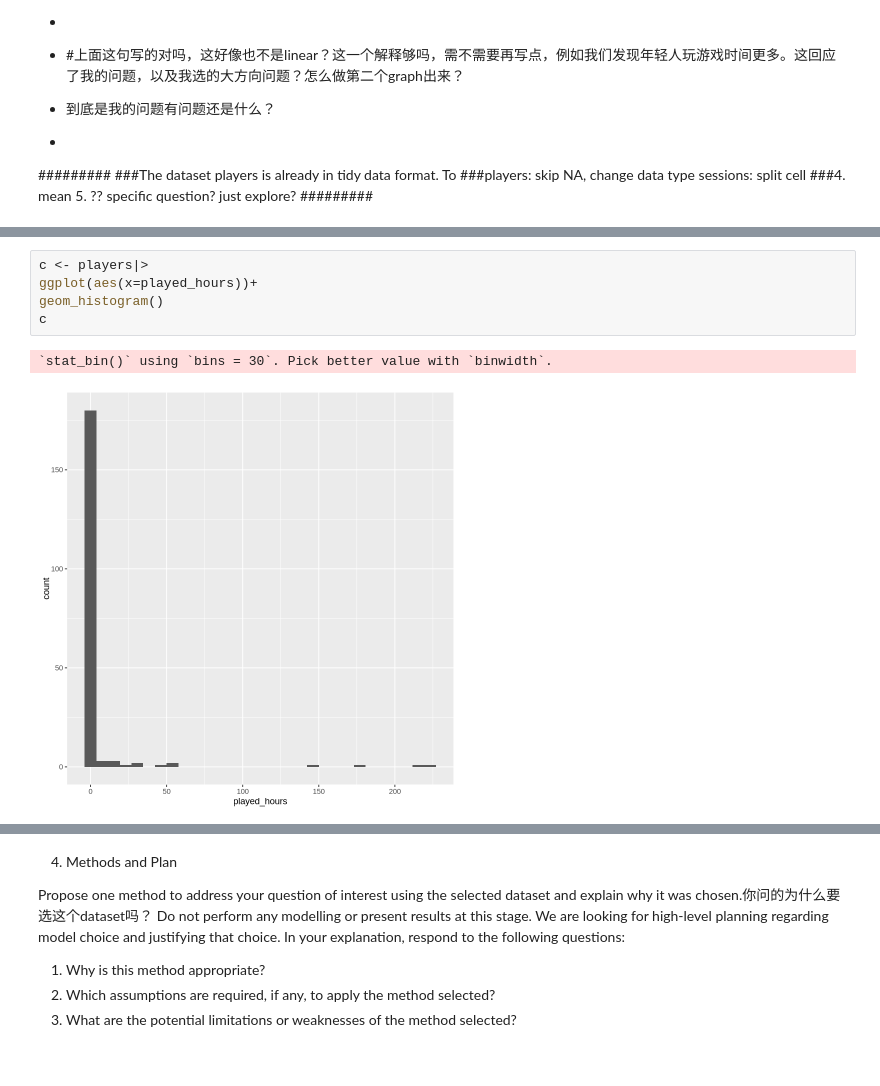
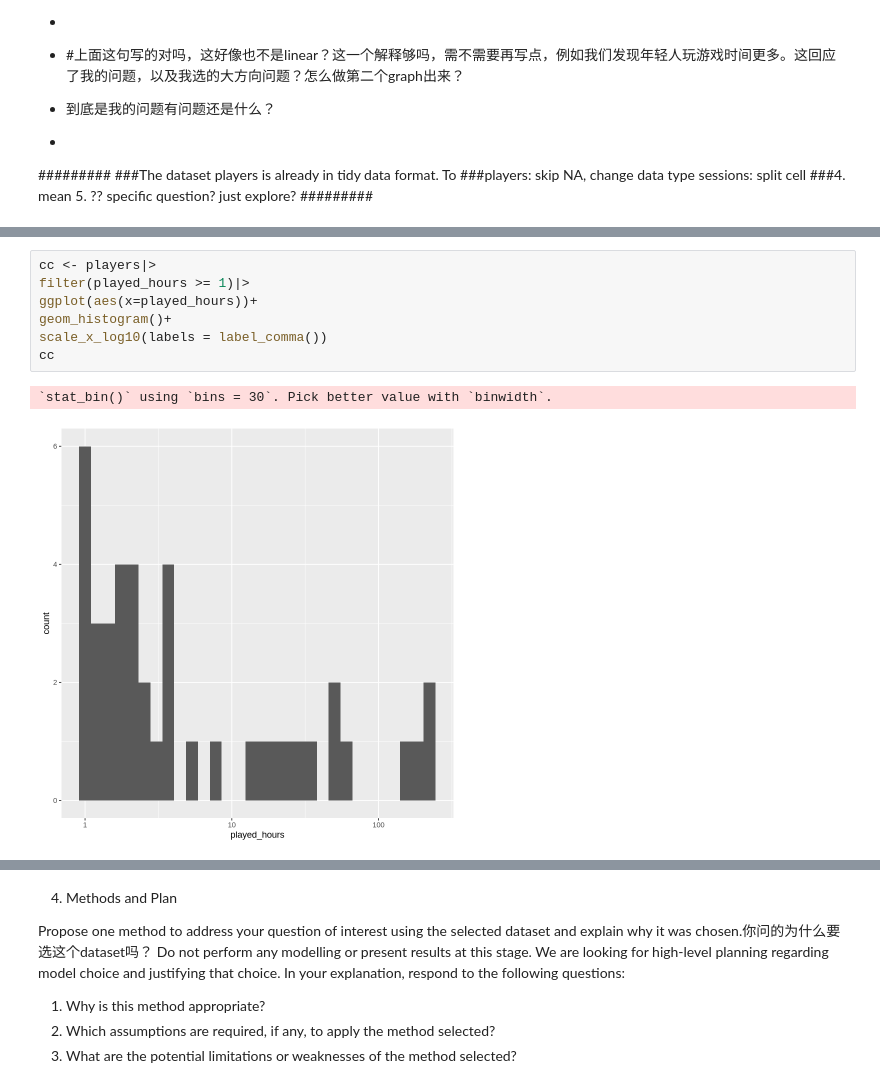
Before and after one commit to iriszovo/dsci-project, a Jupyter notebook: Individual project.ipynb, the cells around one changed output, grey strips where cells are left out. Cells and saved outputs as stored; diff of their text form.

Commit message:
Small edition on q3
Try different graph sfor q3

```diff
--- a/Individual project.ipynb
+++ b/Individual project.ipynb
@@ -233,8 +217,10 @@ Warning message:
 # %%
-c <- players|>
+cc <- players|>
+filter(played_hours >= 1)|>
 ggplot(aes(x=played_hours))+
-geom_histogram()
-c
+geom_histogram()+
+scale_x_log10(labels = label_comma())
+cc
 # %% [output]
 `stat_bin()` using `bins = 30`. Pick better value with `binwidth`.
-[figure, old version]
+[figure, new version]
```
Also changed, not shown: parts of 9 cells of this notebook.
